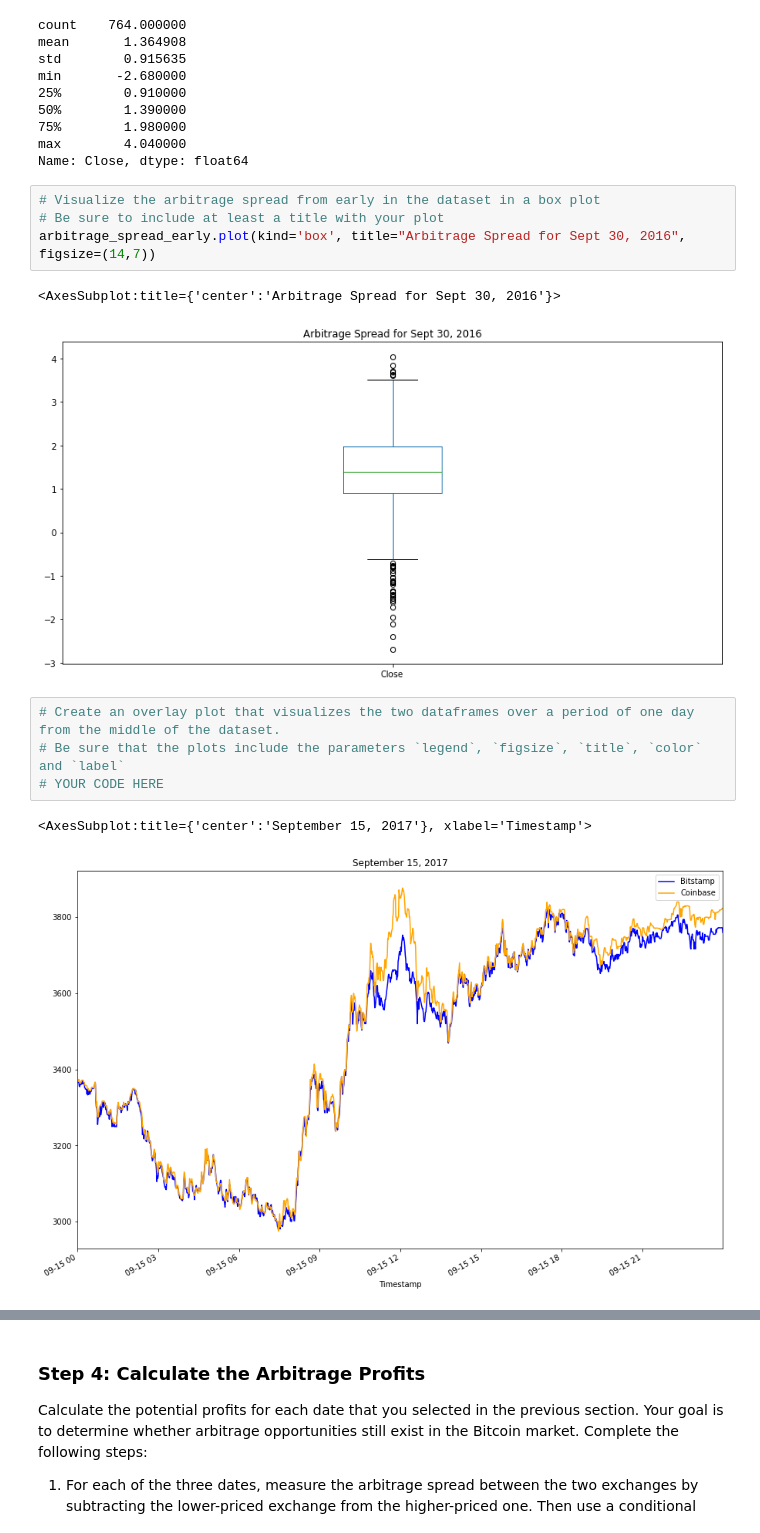
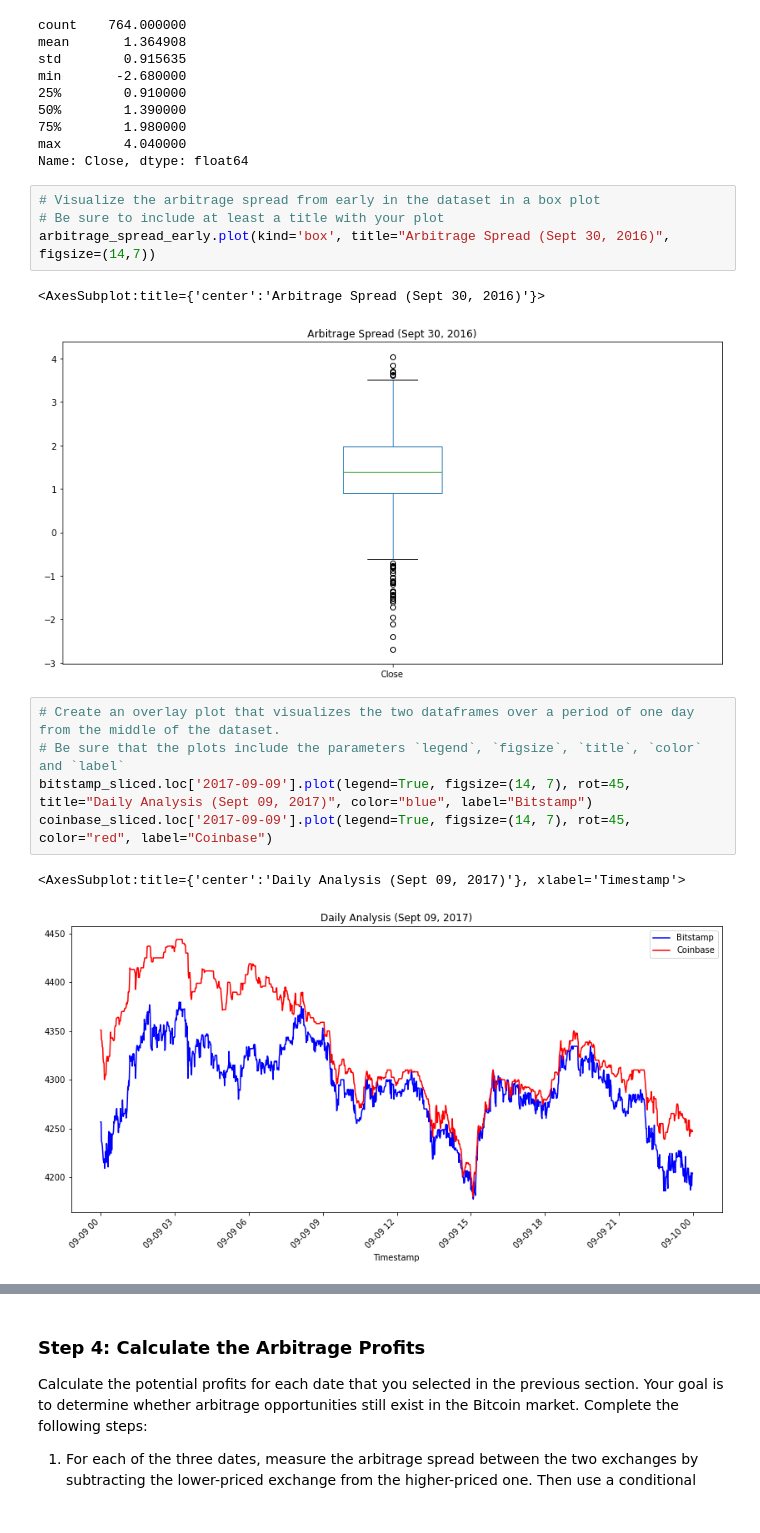
Before and after one commit to coronado212/bitcoin_arbitrage_analysis_3, a Jupyter notebook: crypto_arbitrage.ipynb, the cells around one changed output, grey strips where cells are left out. Saved outputs shown, nothing was run; the diff lists cells and outputs as text.

Commit message:
arbitrage spread

```diff
--- a/crypto_arbitrage.ipynb
+++ b/crypto_arbitrage.ipynb
@@ -394,17 +394,18 @@ Name: Close, dtype: float64
 # %%
 # Visualize the arbitrage spread from early in the dataset in a box plot
 # Be sure to include at least a title with your plot
-arbitrage_spread_early.plot(kind='box', title="Arbitrage Spread for Sept 30, 2016", figsize=(14,7))
+arbitrage_spread_early.plot(kind='box', title="Arbitrage Spread (Sept 30, 2016)", figsize=(14,7))
 # %% [output]
-<AxesSubplot:title={'center':'Arbitrage Spread for Sept 30, 2016'}>
+<AxesSubplot:title={'center':'Arbitrage Spread (Sept 30, 2016)'}>
 [figure]
 # %%
 # Create an overlay plot that visualizes the two dataframes over a period of one day from the middle of the dataset.
 # Be sure that the plots include the parameters `legend`, `figsize`, `title`, `color` and `label`
-# YOUR CODE HERE
+bitstamp_sliced.loc['2017-09-09'].plot(legend=True, figsize=(14, 7), rot=45, title="Daily Analysis (Sept 09, 2017)", color="blue", label="Bitstamp")
+coinbase_sliced.loc['2017-09-09'].plot(legend=True, figsize=(14, 7), rot=45, color="red", label="Coinbase")
 # %% [output]
-<AxesSubplot:title={'center':'September 15, 2017'}, xlabel='Timestamp'>
+<AxesSubplot:title={'center':'Daily Analysis (Sept 09, 2017)'}, xlabel='Timestamp'>
-[figure, old version]
+[figure, new version]
 # %%
 # Using the date form the middle that you have selected, calculate the arbitrage spread
 # by subtracting the bitstamp lower closing prices from the coinbase higher closing prices
```
Also changed, not shown: parts of 6 cells of this notebook.
